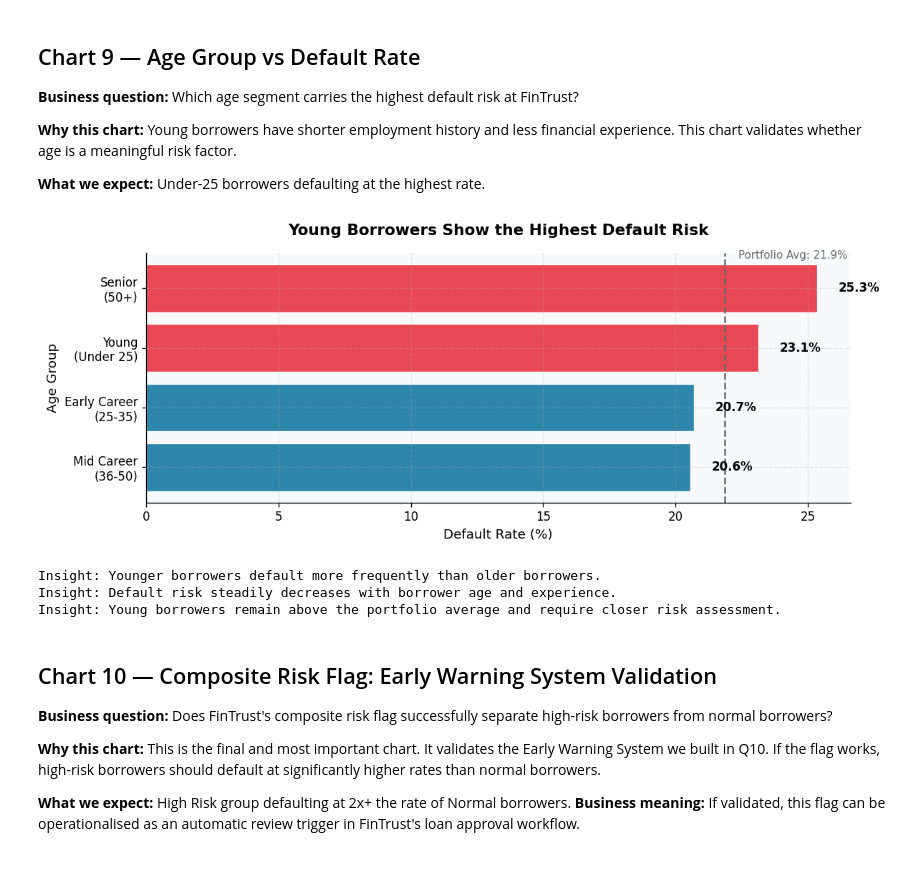
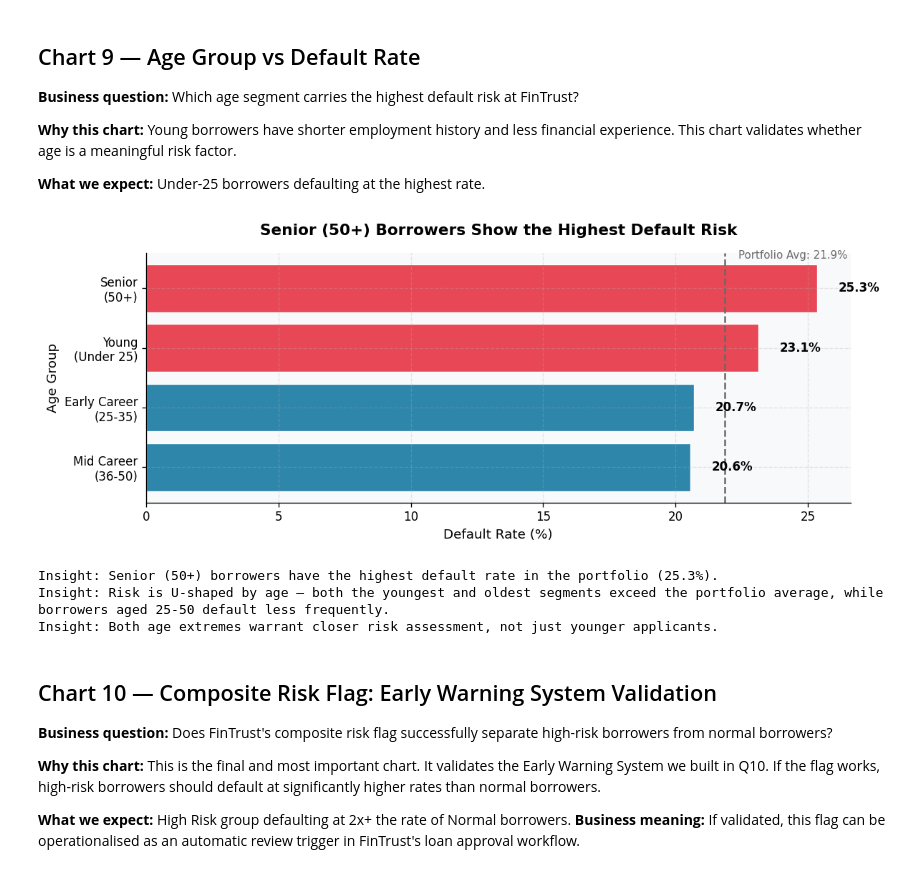
Before and after one commit to tsnuhithreddy/loan-default-risk-analysis, a Jupyter notebook: notebooks/Loan_default_risk_analysis.ipynb, the cells around one changed output. Saved outputs shown, nothing was run; the diff lists cells and outputs as text; code cells hidden in the pictures.

```diff
--- a/notebooks/Loan_default_risk_analysis.ipynb
+++ b/notebooks/Loan_default_risk_analysis.ipynb
@@ -1224,42 +1257,43 @@ ax.axvline(
     portfolio_avg,
     color='dimgray',
     linestyle='--',
     linewidth=1.5
 )
 
 # Label the reference line
 ax.text(
     portfolio_avg + 0.5,
     len(age_data) - 0.5,
     f'Portfolio Avg: {portfolio_avg:.1f}%',
     fontsize=9,
     color='dimgray'
 )
 
-# Chart title
+# Chart title — dynamically generated from the actual highest-risk group
+highest_group = age_data.iloc[-1]['age_group'].replace('\n', ' ')
 ax.set_title(
-    'Young Borrowers Show the Highest Default Risk',
+    f'{highest_group} Borrowers Show the Highest Default Risk',
     fontsize=13,
     fontweight='bold',
     pad=15
 )
 
 # Axis labels
 ax.set_xlabel('Default Rate (%)', fontsize=11)
 ax.set_ylabel('Age Group', fontsize=11)
 
 plt.tight_layout()
 plt.savefig('chart9_age_group_default_rate.png', dpi=150, bbox_inches='tight')
 plt.show()
 
-print('Insight: Younger borrowers default more frequently than older borrowers.')
-print('Insight: Default risk steadily decreases with borrower age and experience.')
-print('Insight: Young borrowers remain above the portfolio average and require closer risk assessment.')
+print(f'Insight: {highest_group} borrowers have the highest default rate in the portfolio ({age_data.iloc[-1]["default_rate"]:.1f}%).')
+print('Insight: Risk is U-shaped by age — both the youngest and oldest segments exceed the portfolio average, while borrowers aged 25-50 default less frequently.')
+print('Insight: Both age extremes warrant closer risk assessment, not just younger applicants.')
 # %% [output]
-[figure, old version]
+[figure, new version]
-Insight: Younger borrowers default more frequently than older borrowers.
-Insight: Default risk steadily decreases with borrower age and experience.
-Insight: Young borrowers remain above the portfolio average and require closer risk assessment.
+Insight: Senior (50+) borrowers have the highest default rate in the portfolio (25.3%).
+Insight: Risk is U-shaped by age — both the youngest and oldest segments exceed the portfolio average, while borrowers aged 25-50 default less frequently.
+Insight: Both age extremes warrant closer risk assessment, not just younger applicants.
 # %% [markdown]
 ## Chart 10 — Composite Risk Flag: Early Warning System Validation
 
```
Also changed, not shown: parts of 10 cells of this notebook.
